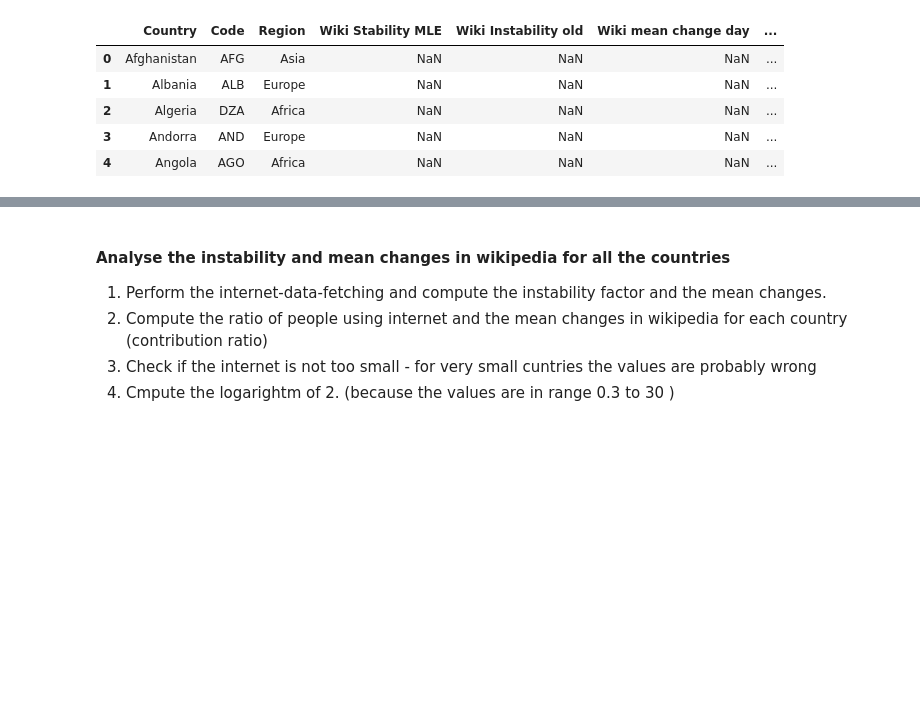
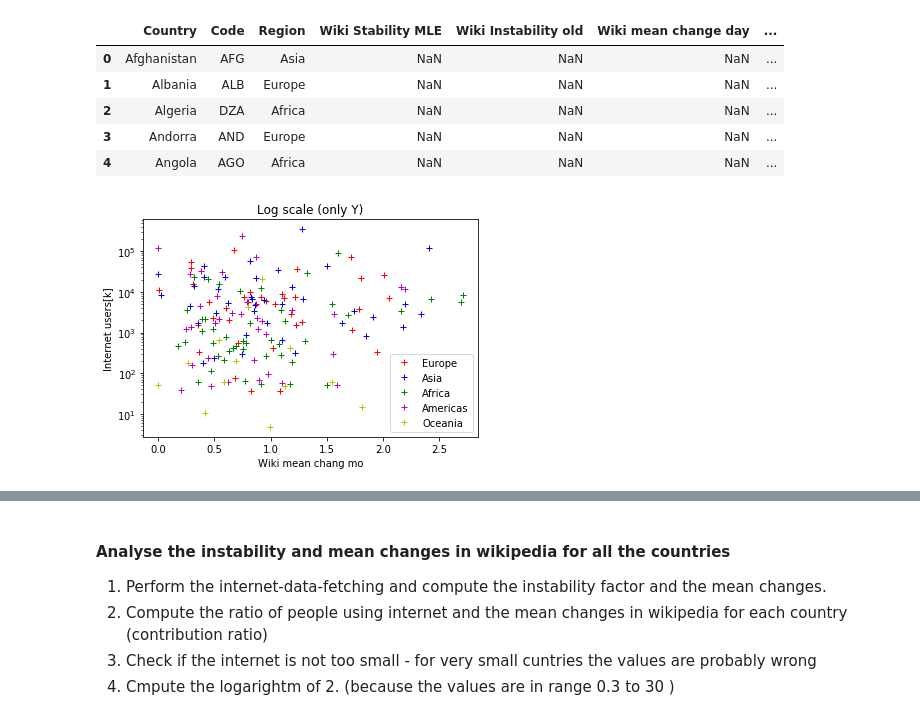
Before and after one commit to Amaumaury/ada-2017, a Jupyter notebook: project/Milestone2.ipynb, the cells around one changed output, grey strips where cells are left out. Saved outputs shown, nothing was run; the diff lists cells and outputs as text; code cells hidden in the pictures; blank space fills up the shorter version.

```diff
--- a/project/Milestone2.ipynb
+++ b/project/Milestone2.ipynb
@@ -312,30 +312,32 @@ countries_data.head(5)
 | 4 | Angola | AGO | Africa | NaN | NaN | NaN | ... |
 # %%
 #countries_data = pd.read_pickle('countries_data.pkl')
-changes_europe = countries_data[countries_data['Region'] == 'Europe']['Wiki mean chang mo'].values
+changes_europe = countries_data[countries_data['Region'] == 'Europe']['Wiki mean change day'].values
 people_europe = countries_data[countries_data['Region'] == 'Europe']['Internet users[k]'].values
-changes_asia = countries_data[countries_data['Region'] == 'Asia']['Wiki mean chang mo'].values
+changes_asia = countries_data[countries_data['Region'] == 'Asia']['Wiki mean change day'].values
 people_asia = countries_data[countries_data['Region'] == 'Asia']['Internet users[k]'].values
-changes_africa = countries_data[countries_data['Region'] == 'Africa']['Wiki mean chang mo'].values
+changes_africa = countries_data[countries_data['Region'] == 'Africa']['Wiki mean change day'].values
 people_africa = countries_data[countries_data['Region'] == 'Africa']['Internet users[k]'].values
 
-changes_americas = countries_data[countries_data['Region'] == 'Americas']['Wiki mean chang mo'].values
+changes_americas = countries_data[countries_data['Region'] == 'Americas']['Wiki mean change day'].values
 people_americas = countries_data[countries_data['Region'] == 'Americas']['Internet users[k]'].values
 
-changes_oceania = countries_data[countries_data['Region'] == 'Oceania']['Wiki mean chang mo'].values
+changes_oceania = countries_data[countries_data['Region'] == 'Oceania']['Wiki mean change day'].values
 people_oceania = countries_data[countries_data['Region'] == 'Oceania']['Internet users[k]'].values
 
 plt.semilogy(changes_europe,people_europe,'+r')
 plt.hold(True)
 plt.semilogy(changes_asia,people_asia,'+b')
 plt.semilogy(changes_africa,people_africa,'+g')
 plt.semilogy(changes_americas,people_americas,'+m')
 plt.semilogy(changes_oceania,people_oceania,'+y')
 plt.legend(['Europe','Asia','Africa','Americas','Oceania'])
 plt.title('Log scale (only Y)')
 plt.xlabel('Wiki mean chang mo')
 plt.ylabel('Internet users[k]')
 plt.show()
+# %% [output]
+[figure, added]
 # %%
 intervals =  np.append(0, np.append([ 1000.0, 10000, 100000], np.inf))
 colors =     ['+r',  '+g',   '+b'  ,'+m'  ,'+y' , '+c',   '+k'];
```
Also changed, not shown: parts of 11 cells of this notebook, 4 other files.
